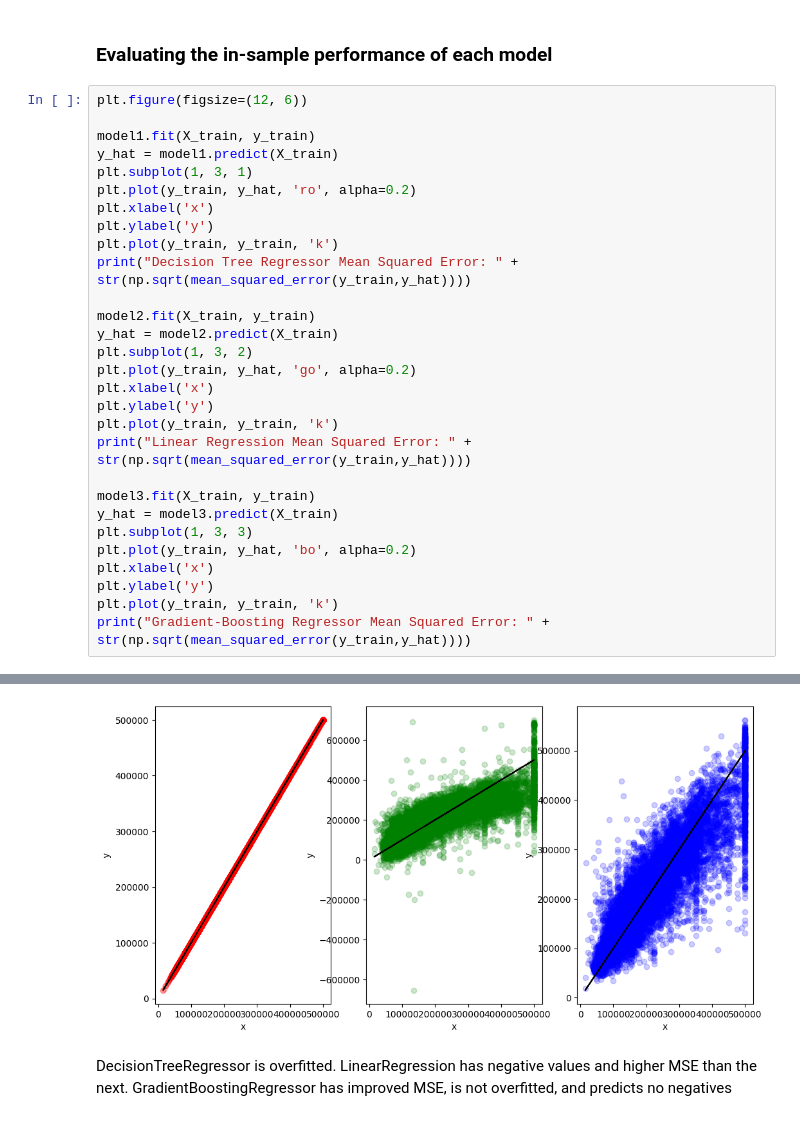
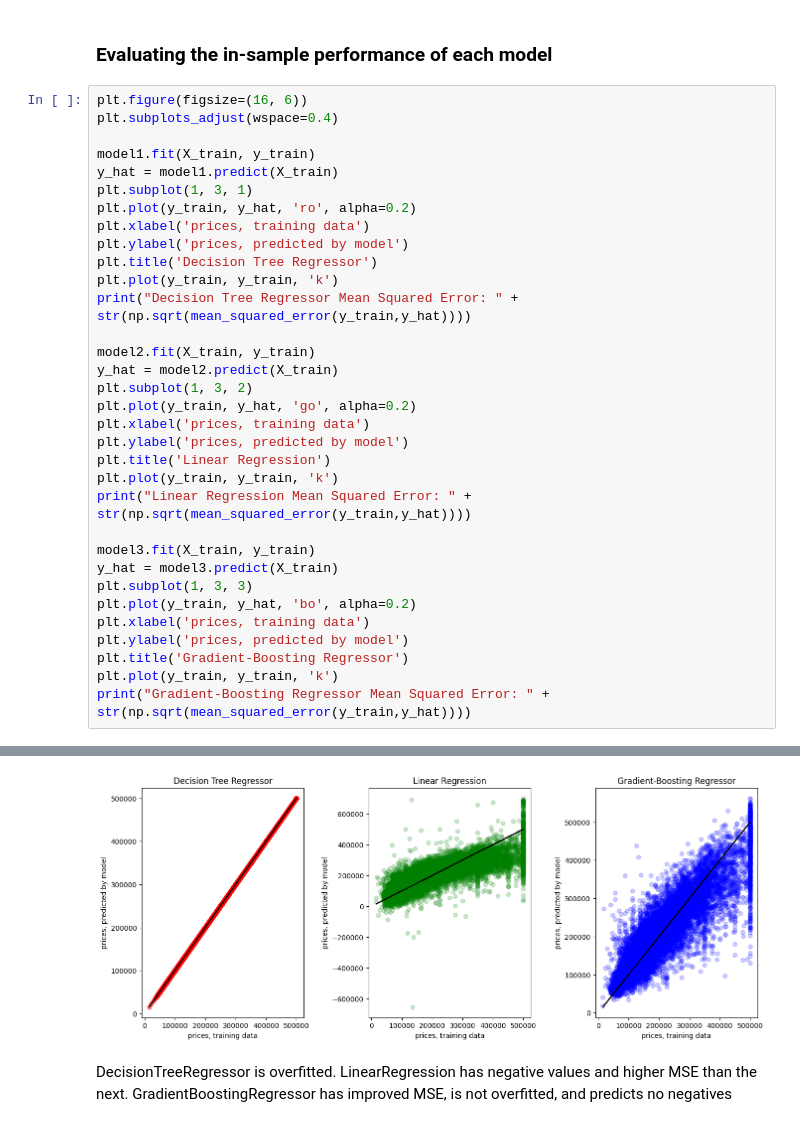
Before and after one commit to DanielCKLeigh/Daniel_DataSci_Portfolio, a Jupyter notebook: p02-californiahousing.ipynb, the cells around one changed output, grey strips where cells are left out. Saved outputs shown, nothing was run; the diff lists cells and outputs as text.

Commit message:
Removed unwanted file, updated project 2 with new graphs

```diff
--- a/p02-californiahousing.ipynb
+++ b/p02-californiahousing.ipynb
@@ -79,14 +81,16 @@ from sklearn.model_selection import cross_val_predict
 # %% [markdown]
 ### Evaluating the in-sample performance of each model
 # %%
-plt.figure(figsize=(12, 6))
+plt.figure(figsize=(16, 6))
+plt.subplots_adjust(wspace=0.4)
 
 model1.fit(X_train, y_train)
 y_hat = model1.predict(X_train)
 plt.subplot(1, 3, 1)
 plt.plot(y_train, y_hat, 'ro', alpha=0.2)
-plt.xlabel('x')
-plt.ylabel('y')
+plt.xlabel('prices, training data')
+plt.ylabel('prices, predicted by model')
+plt.title('Decision Tree Regressor')
 plt.plot(y_train, y_train, 'k')
 print("Decision Tree Regressor Mean Squared Error: " + str(np.sqrt(mean_squared_error(y_train,y_hat))))
 
@@ -94,8 +98,9 @@ model2.fit(X_train, y_train)
 y_hat = model2.predict(X_train)
 plt.subplot(1, 3, 2)
 plt.plot(y_train, y_hat, 'go', alpha=0.2)
-plt.xlabel('x')
-plt.ylabel('y')
+plt.xlabel('prices, training data')
+plt.ylabel('prices, predicted by model')
+plt.title('Linear Regression')
 plt.plot(y_train, y_train, 'k')
 print("Linear Regression Mean Squared Error: " + str(np.sqrt(mean_squared_error(y_train,y_hat))))
 
@@ -103,8 +108,9 @@ model3.fit(X_train, y_train)
 y_hat = model3.predict(X_train)
 plt.subplot(1, 3, 3)
 plt.plot(y_train, y_hat, 'bo', alpha=0.2)
-plt.xlabel('x')
-plt.ylabel('y')
+plt.xlabel('prices, training data')
+plt.ylabel('prices, predicted by model')
+plt.title('Gradient-Boosting Regressor')
 plt.plot(y_train, y_train, 'k')
 print("Gradient-Boosting Regressor Mean Squared Error: " + str(np.sqrt(mean_squared_error(y_train,y_hat))))
 # %% [output]
@@ -114,4 +120,4 @@ Gradient-Boosting Regressor Mean Squared Error: 50653.02408307322
-[figure, old version]
+[figure, new version]
 # %% [markdown]
 DecisionTreeRegressor is overfitted. LinearRegression has negative values and higher MSE than the next. GradientBoostingRegressor has improved MSE, is not overfitted, and predicts no negatives
 # %% [markdown]
```
Also changed, not shown: parts of 4 cells of this notebook, 1 other file.
